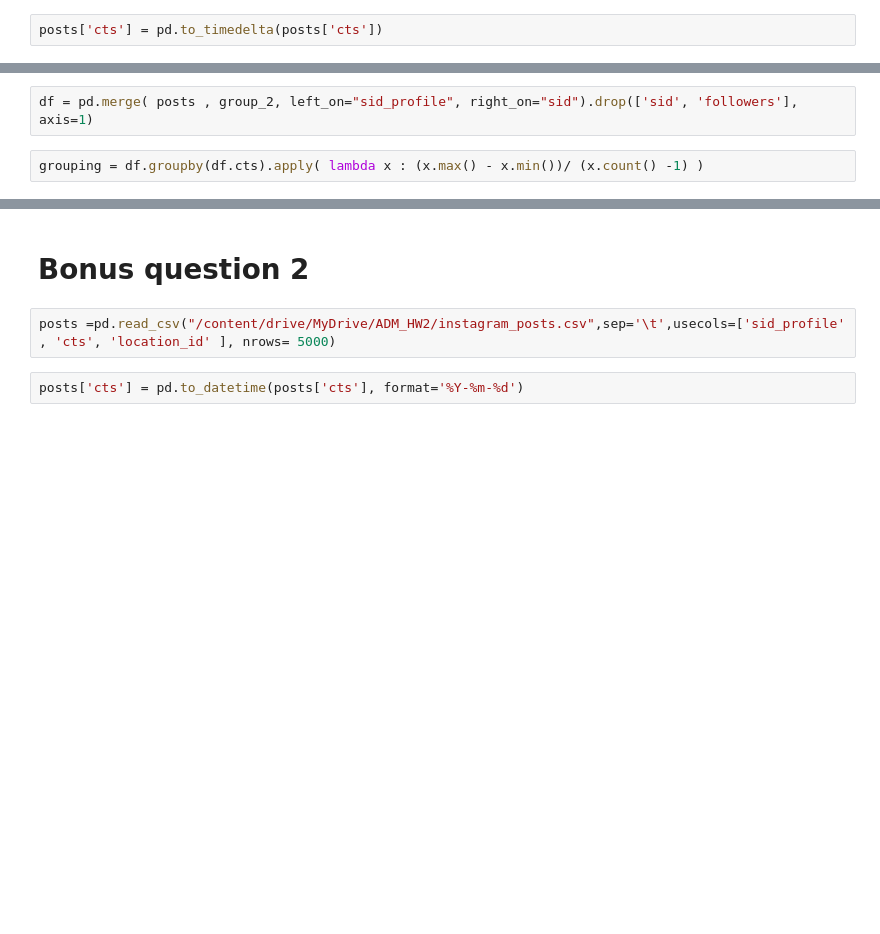
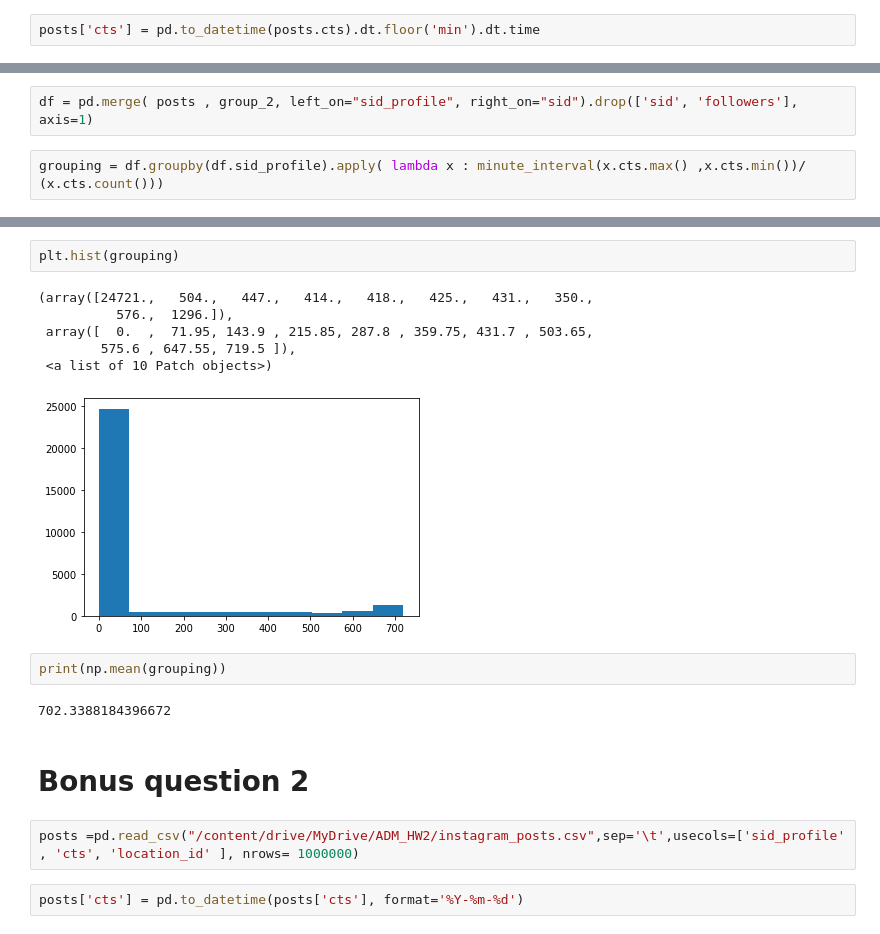
Before and after one commit to PaoloBarba/ADM_HW2, a Jupyter notebook: main.ipynb, the cells around one changed output, grey strips where cells are left out. Cells and saved outputs as stored; diff of their text form; blank space fills up the shorter version.

```diff
--- a/main.ipynb
+++ b/main.ipynb
@@ -811,4 +811,4 @@ posts =pd.read_csv("/content/drive/MyDrive/ADM_HW2/instagram_posts.csv",sep='\t'
 group_1= profiles[profiles.followers > profiles.followers.quantile(.9)]
 group_2= profiles[profiles.followers < profiles.followers.quantile(.9)]
 # %%
-posts['cts'] = pd.to_timedelta(posts['cts'])
+posts['cts'] = pd.to_datetime(posts.cts).dt.floor('min').dt.time
@@ -854,4 +843,4 @@ AttributeError: ignored
 # %%
 df = pd.merge( posts , group_2, left_on="sid_profile", right_on="sid").drop(['sid', 'followers'], axis=1)
 # %%
-grouping = df.groupby(df.cts).apply( lambda x : (x.max() - x.min())/ (x.count() -1) )
+grouping = df.groupby(df.sid_profile).apply( lambda x : minute_interval(x.cts.max() ,x.cts.min())/ (x.cts.count()))
@@ -866,7 +847,20 @@ array([[<matplotlib.axes._subplots.AxesSubplot object at 0x...>]],
+# %%
+plt.hist(grouping)
+# %% [output]
+(array([24721.,   504.,   447.,   414.,   418.,   425.,   431.,   350.,
+          576.,  1296.]),
+ array([  0.  ,  71.95, 143.9 , 215.85, 287.8 , 359.75, 431.7 , 503.65,
+        575.6 , 647.55, 719.5 ]),
+ <a list of 10 Patch objects>)
+[figure, added]
+# %%
+print(np.mean(grouping))
+# %% [output]
+702.3388184396672
 # %% [markdown]
 # Bonus question 2
 # %%
-posts =pd.read_csv("/content/drive/MyDrive/ADM_HW2/instagram_posts.csv",sep='\t',usecols=['sid_profile' , 'cts', 'location_id' ], nrows= 5000)
+posts =pd.read_csv("/content/drive/MyDrive/ADM_HW2/instagram_posts.csv",sep='\t',usecols=['sid_profile' , 'cts', 'location_id' ], nrows= 1000000)
 # %%
 posts['cts'] = pd.to_datetime(posts['cts'], format='%Y-%m-%d')
 # %%
```
Also changed, not shown: parts of 20 cells of this notebook.
